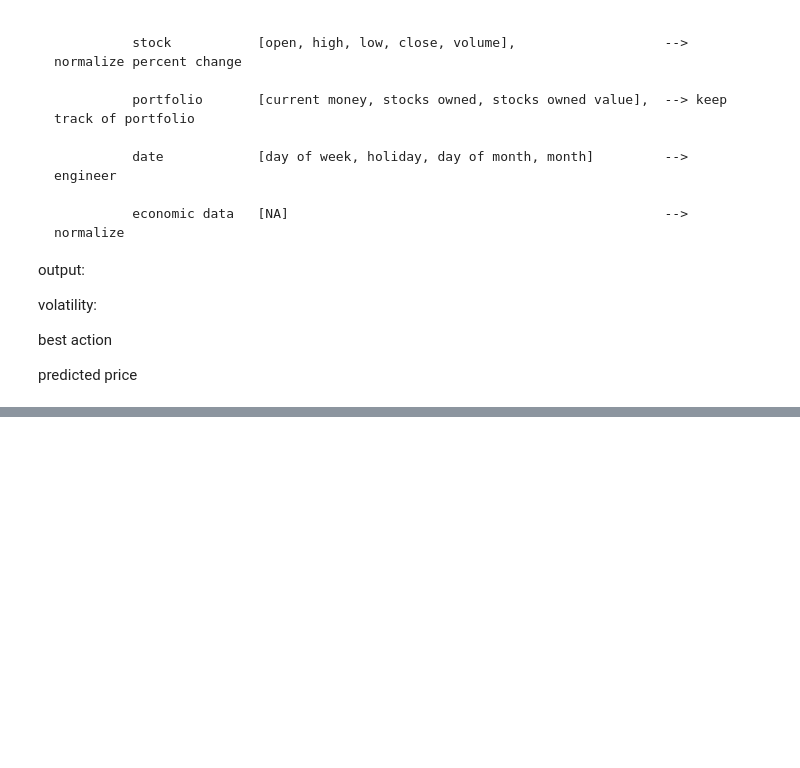
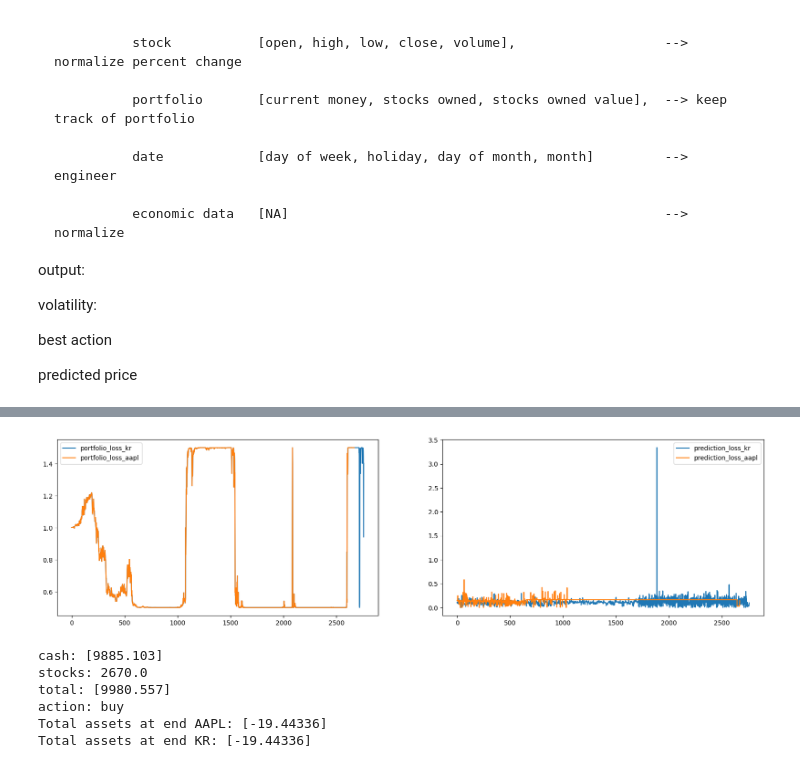
Before and after one commit to smoothjazzuser/NLP_trend_stocks, a Jupyter notebook: NLP_stock_prediction.ipynb, the cells around one changed output, grey strips where cells are left out. Cells and saved outputs as stored; diff of their text form; code cells hidden in the pictures; blank space fills up the shorter version.

```diff
--- a/NLP_stock_prediction.ipynb
+++ b/NLP_stock_prediction.ipynb
@@ -476,0 +571,29 @@ except KeyboardInterrupt:
+# %%
+subplots_4 = plt.subplots(1, 2, figsize=(20, 5))
+
+for key, l in hist.items():
+    if 'portfolio' in key:
+        plt.subplot(1, 2, 1)
+        plt.plot(l, label=key)
+        plt.legend()
+    else:
+        plt.subplot(1, 2, 2)
+        plt.plot(l, label=key)
+        plt.legend()
+plt.savefig('results/test_losses.png')
+plt.show()
+# %% [output]
+[figure, added]
+# %%
+for key, l in portfolio_tracker.portfolio_history.items():
+    print(f"{key}: {l[-1]}")
+#self.portfolio_history = {'cash': [], 'stocks': [], 'total': [], 'action': []}
+print(f"Total assets at end AAPL: {portfolio_tracker.portfolio_history['total'][-1] - portfolio_tracker.portfolio_history['total'][0]}")
+print(f"Total assets at end KR: {portfolio_tracker.portfolio_history['total'][-1] - portfolio_tracker.portfolio_history['total'][0]}")
+# %% [output]
+cash: [9885.103]
+stocks: 2670.0
+total: [9980.557]
+action: buy
+Total assets at end AAPL: [-19.44336]
+Total assets at end KR: [-19.44336]
```
Also changed, not shown: parts of 7 cells of this notebook, 2 other files.
